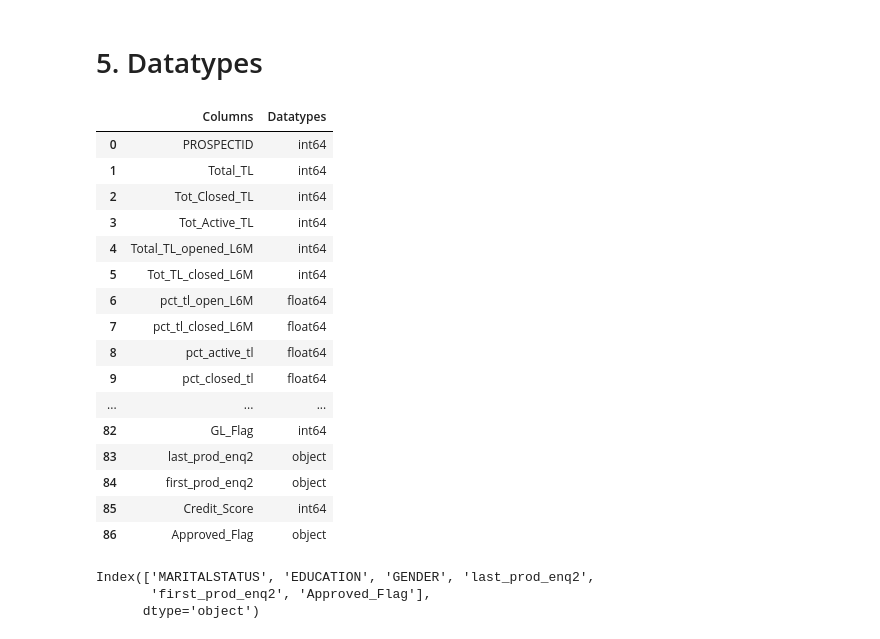
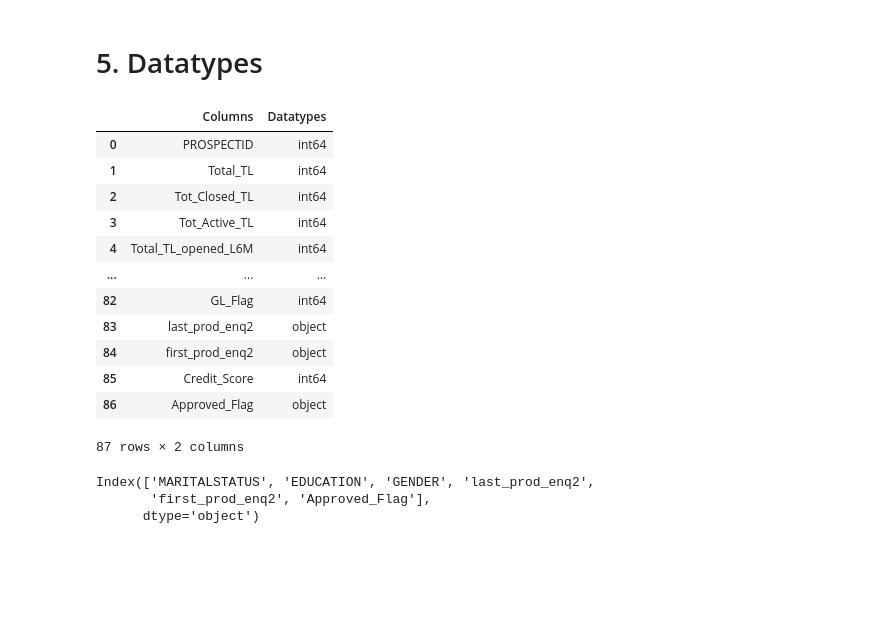
Before and after one commit to Sami606713/CreditRisk, a Jupyter notebook: Credit-Risk-Management.ipynb, the cells around one changed output. Saved outputs shown, nothing was run; the diff lists cells and outputs as text; code cells hidden in the pictures; blank space fills up the shorter version.

```diff
--- a/Credit-Risk-Management.ipynb
+++ b/Credit-Risk-Management.ipynb
@@ -148,27 +148,23 @@ final_df.head(2)
 # %%
 data_types=final_df.dtypes.to_dict()
 # %%
-pd.set_option('display.max_rows', None)  # Show all rows
-pd.set_option('display.max_columns', None)  # Show all columns
+pd.reset_option('display.max_rows')
+pd.reset_option('display.max_columns')
 pd.DataFrame(list(data_types.items()),columns=['Columns','Datatypes']).head(87)
 # %% [output]
 |  | Columns | Datatypes |
 | 0 | PROSPECTID | int64 |
 | 1 | Total_TL | int64 |
 | 2 | Tot_Closed_TL | int64 |
 | 3 | Tot_Active_TL | int64 |
 | 4 | Total_TL_opened_L6M | int64 |
-| 5 | Tot_TL_closed_L6M | int64 |
-| 6 | pct_tl_open_L6M | float64 |
-| 7 | pct_tl_closed_L6M | float64 |
-| 8 | pct_active_tl | float64 |
-| 9 | pct_closed_tl | float64 |
 | ... | ... | ... |
 | 82 | GL_Flag | int64 |
 | 83 | last_prod_enq2 | object |
 | 84 | first_prod_enq2 | object |
 | 85 | Credit_Score | int64 |
 | 86 | Approved_Flag | object |
+87 rows × 2 columns
 # %%
 # object colums need =['material_status','Education','gender','last_prod_loan','first_prod_loan','Approved_flag']
 # int columns need =[All except object col]
```
Also changed, not shown: parts of 99 cells of this notebook, 1 other file.
